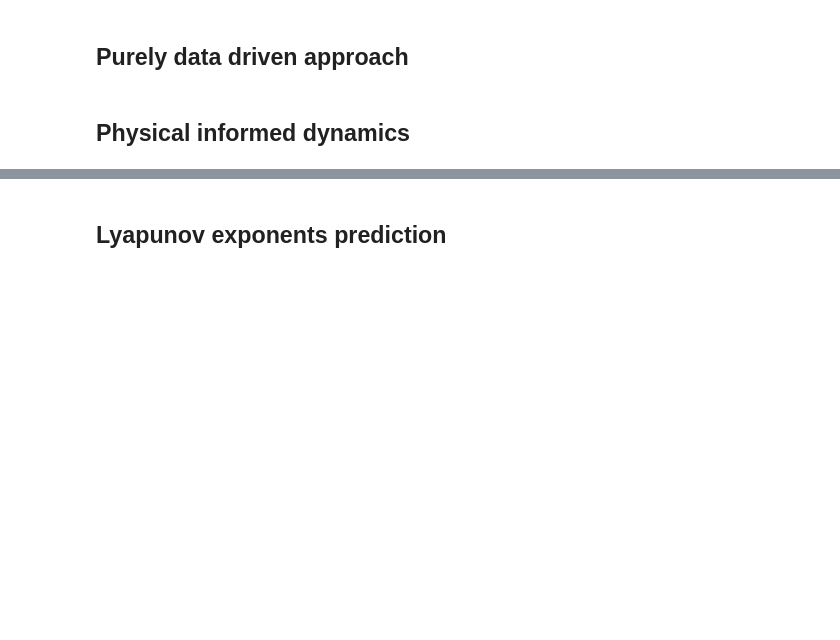
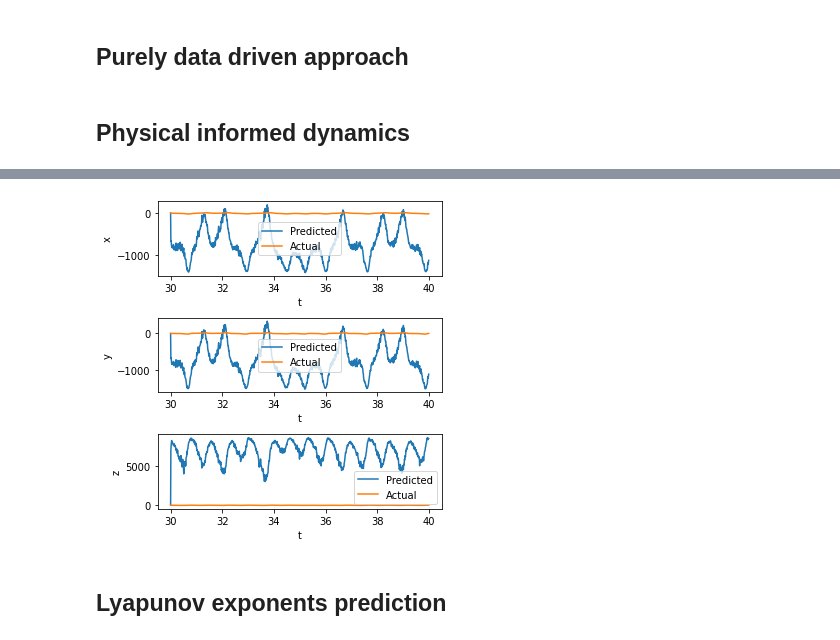
Before and after one commit to lupoalberto98/Physical-Informed-Dynamical-Systems, a Jupyter notebook: src/main.ipynb, the cells around one changed output, grey strips where cells are left out. Saved outputs shown, nothing was run; the diff lists cells and outputs as text; code cells hidden in the pictures; blank space fills up the shorter version.

```diff
--- a/src/main.ipynb
+++ b/src/main.ipynb
@@ -379,0 +405,10 @@ ax2.set_title("Train dynamics")
+# %%
+params = {
+    "input_dimension" : 3,
+    "hidden_dimension" : 500,
+    "out_dimension" : 3,
+    "beta" : 0.01,
+    "a" : 2,
+    "b" : 2,
+}
+net_esn = ESN(params)
@@ -379,0 +429,4 @@ ax2.set_title("Train dynamics")
+# %%
+pred = net_esn.forward(test_dataset)
+pred = np.array(pred)
+print(pred)
@@ -380,2 +441,27 @@ ax2.set_title("Train dynamics")
+# %%
+
+fig = plt.figure(figsize = (5,5))
+ax1 = fig.add_subplot(311)
+ax2 = fig.add_subplot(312)
+ax3 = fig.add_subplot(313)
+ax1.set_xlabel("t")
+ax1.set_ylabel("x")
+ax2.set_xlabel("t")
+ax2.set_ylabel("y")
+ax3.set_xlabel("t")
+ax3.set_ylabel("z")
+
+ax1.plot(t_train[3000:],pred[:,0], label="Predicted")
+ax1.plot(t_train[3000:],test_dataset[:, 0], label="Actual")
+ax1.legend()
+ax2.plot(t_train[3000:],pred[:, 1], label="Predicted")
+ax2.plot(t_train[3000:],test_dataset[:, 1], label="Actual")
+ax2.legend()
+ax3.plot(t_train[3000:],pred[:, 2], label="Predicted")
+ax3.plot(t_train[3000:],test_dataset[:, 2], label="Actual")
+ax3.legend()
+plt.tight_layout()
+# %% [output]
+[figure, added]
 # %% [markdown]
 ## Lyapunov exponents prediction
```
Also changed, not shown: parts of 18 cells of this notebook, 2 other files.
